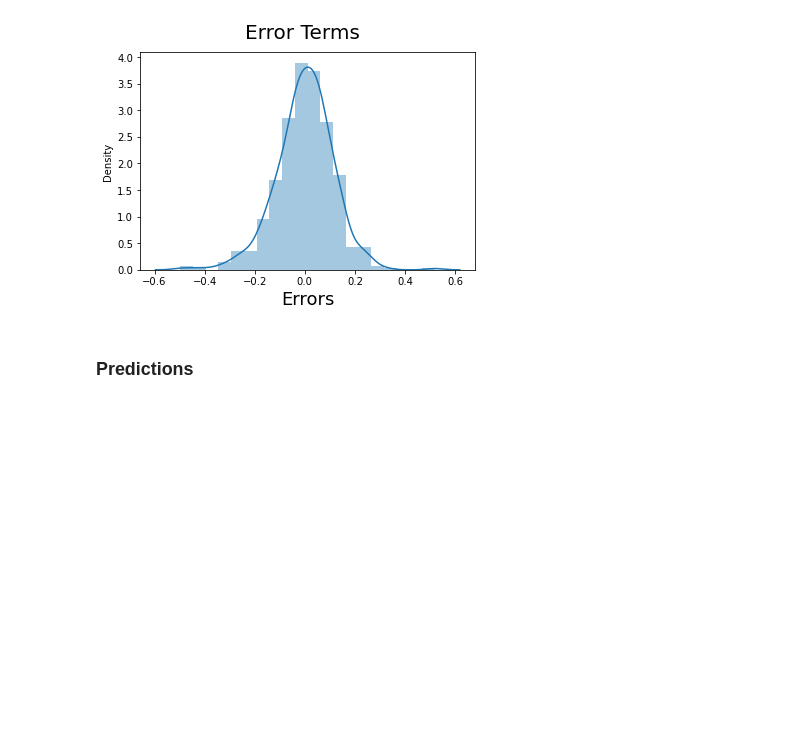
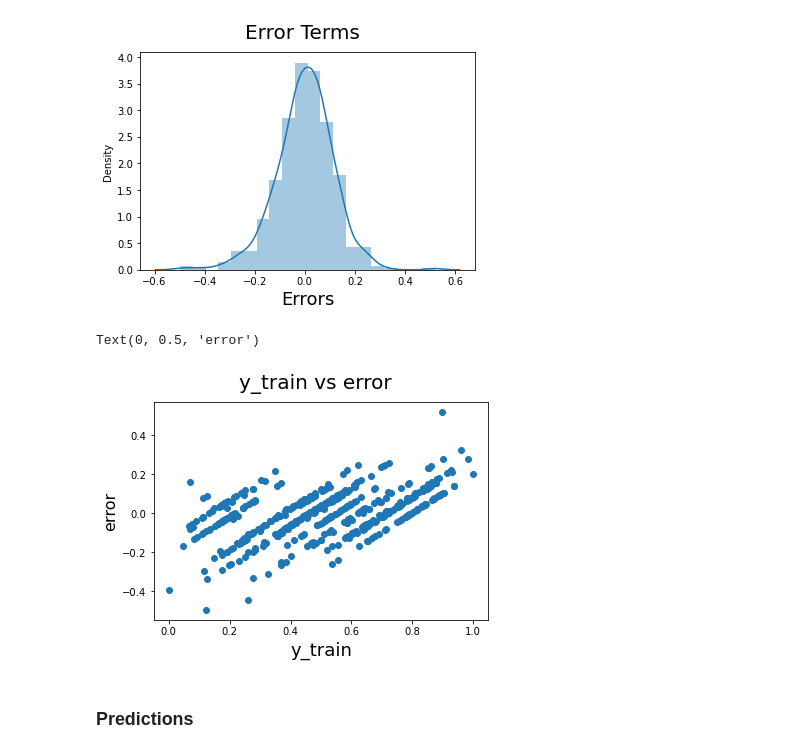
Before and after one commit to krishnajiraoh/upGrad_linear_regression_assignment, a Jupyter notebook: Assignment.ipynb, the cells around one changed output. Drawn from its saved outputs; the diff is of its cells as text; code cells hidden in the pictures; blank space fills up the shorter version.

```diff
--- a/Assignment.ipynb
+++ b/Assignment.ipynb
@@ -510,6 +510,19 @@ plt.xlabel('Errors', fontsize = 18)
 # %% [output]
 Text(0.5, 0, 'Errors')
 [figure]
+# %%
+y_pred = lm.predict(X_train_lm)
+error = y_train - y_pred
+
+# Plotting y_train and error
+fig = plt.figure()
+plt.scatter(y_train,error)
+fig.suptitle('y_train vs error', fontsize=20)              # Plot heading
+plt.xlabel('y_train', fontsize=18)                          # X-label
+plt.ylabel('error', fontsize=16)
+# %% [output]
+Text(0, 0.5, 'error')
+[figure, added]
 # %% [markdown]
 ### Predictions
 # %% [markdown]
```
Also changed, not shown: parts of 4 cells of this notebook.
